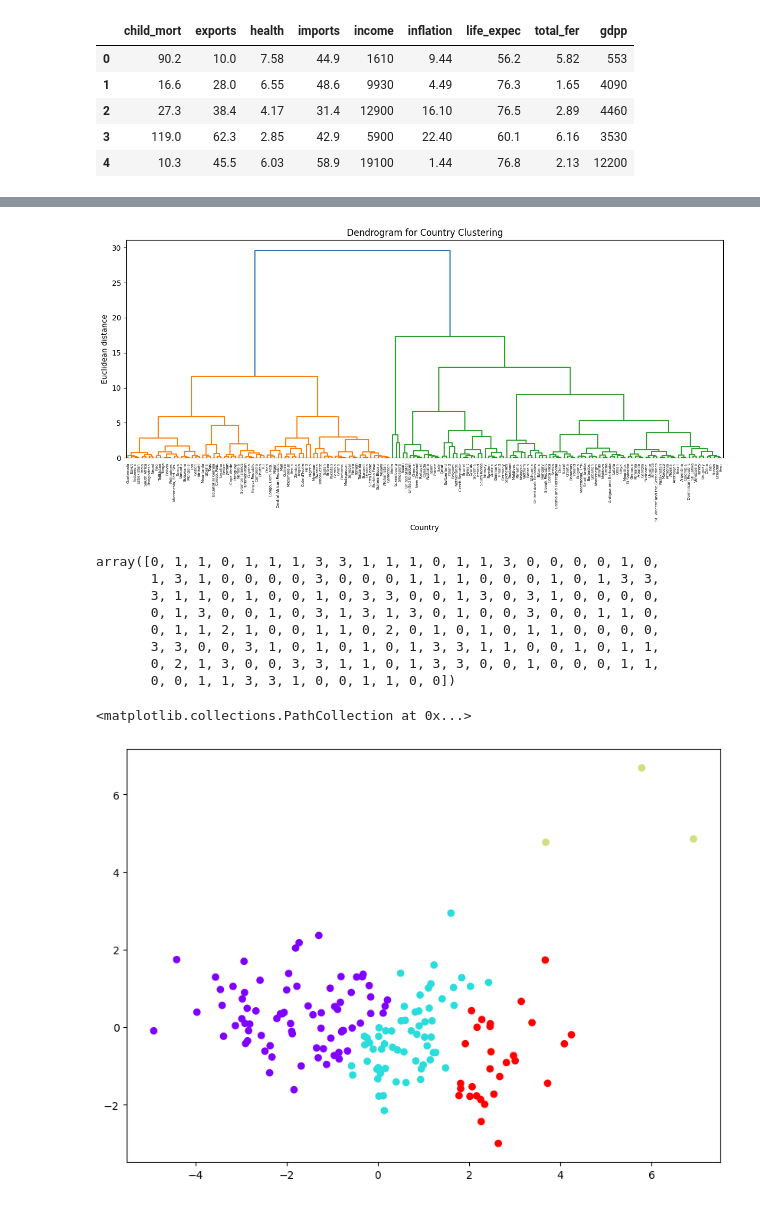
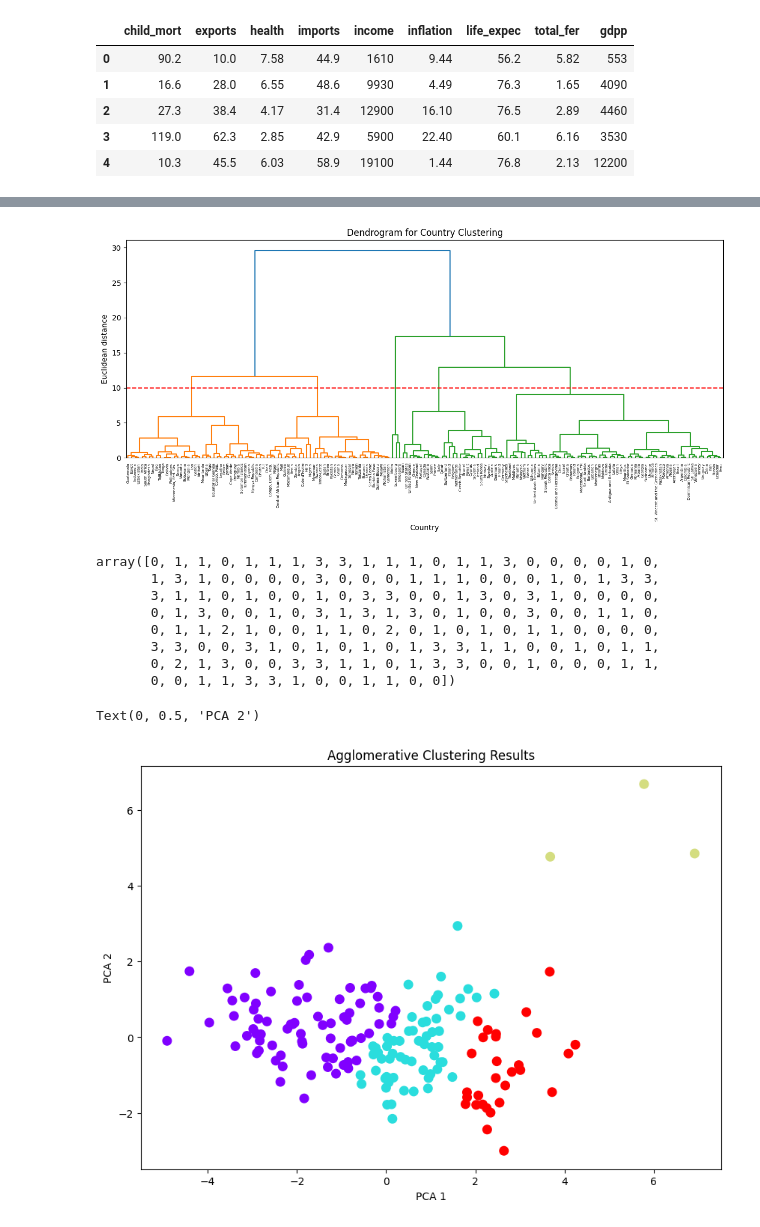
Before and after one commit to AdityaGupta-debug/MiniProject-Agglomerative-Hierarchical-Clustering-on-the-Country-Clustering-Dataset, a Jupyter notebook: project.ipynb, the cells around one changed output, grey strips where cells are left out. Drawn from its saved outputs; the diff is of its cells as text; code cells hidden in the pictures.

```diff
--- a/project.ipynb
+++ b/project.ipynb
@@ -107,9 +113,10 @@ plt.title('Dendrogram for Country Clustering')
 plt.xlabel('Country')
 plt.ylabel('Euclidean distance')
 plt.tight_layout()
+plt.axhline(y=10, color='r', linestyle='--')
 plt.show()
 # %% [output]
-[figure, old version]
+[figure, new version]
 # %%
 model = AgglomerativeClustering(n_clusters=4, linkage='ward')
 clusters = model.fit_predict(df)
@@ -126,7 +133,10 @@ array([0, 1, 1, 0, 1, 1, 1, 3, 3, 1, 1, 1, 0, 1, 1, 3, 0, 0, 0, 0, 1, 0,
        0, 0, 1, 1, 3, 3, 1, 0, 0, 1, 1, 0, 0])
 # %%
 plt.figure(figsize=(10, 7))
-plt.scatter(df[:,0], df[:,1], c=clusters, cmap='rainbow')
+plt.scatter(df[:, 0], df[:, 1], c=clusters, cmap='rainbow', s=70)
+plt.title('Agglomerative Clustering Results')
+plt.xlabel('PCA 1')
+plt.ylabel('PCA 2')
 # %% [output]
-<matplotlib.collections.PathCollection at 0x...>
+Text(0, 0.5, 'PCA 2')
-[figure, old version]
+[figure, new version]
```
Also changed, not shown: parts of 1 cell of this notebook.
